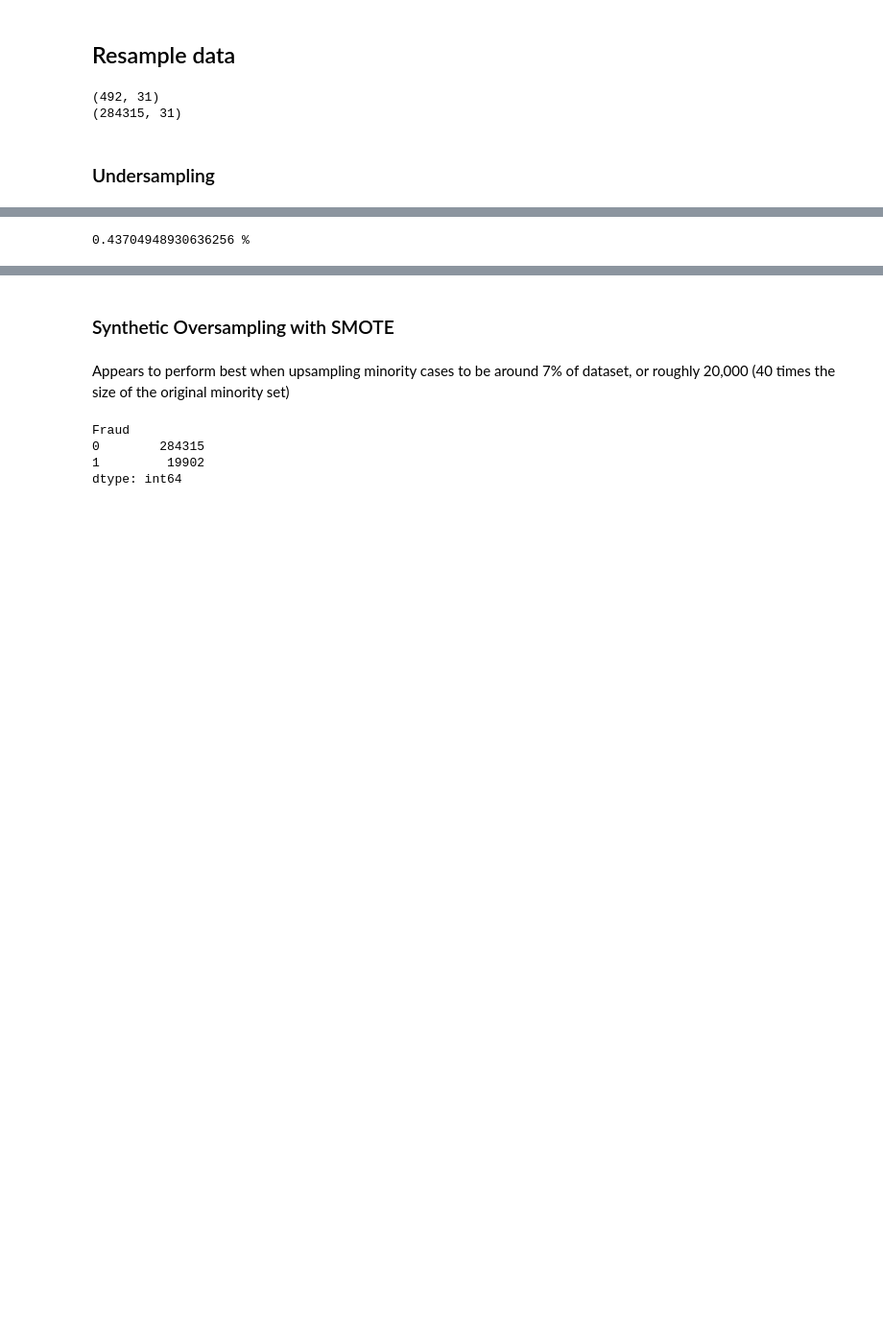
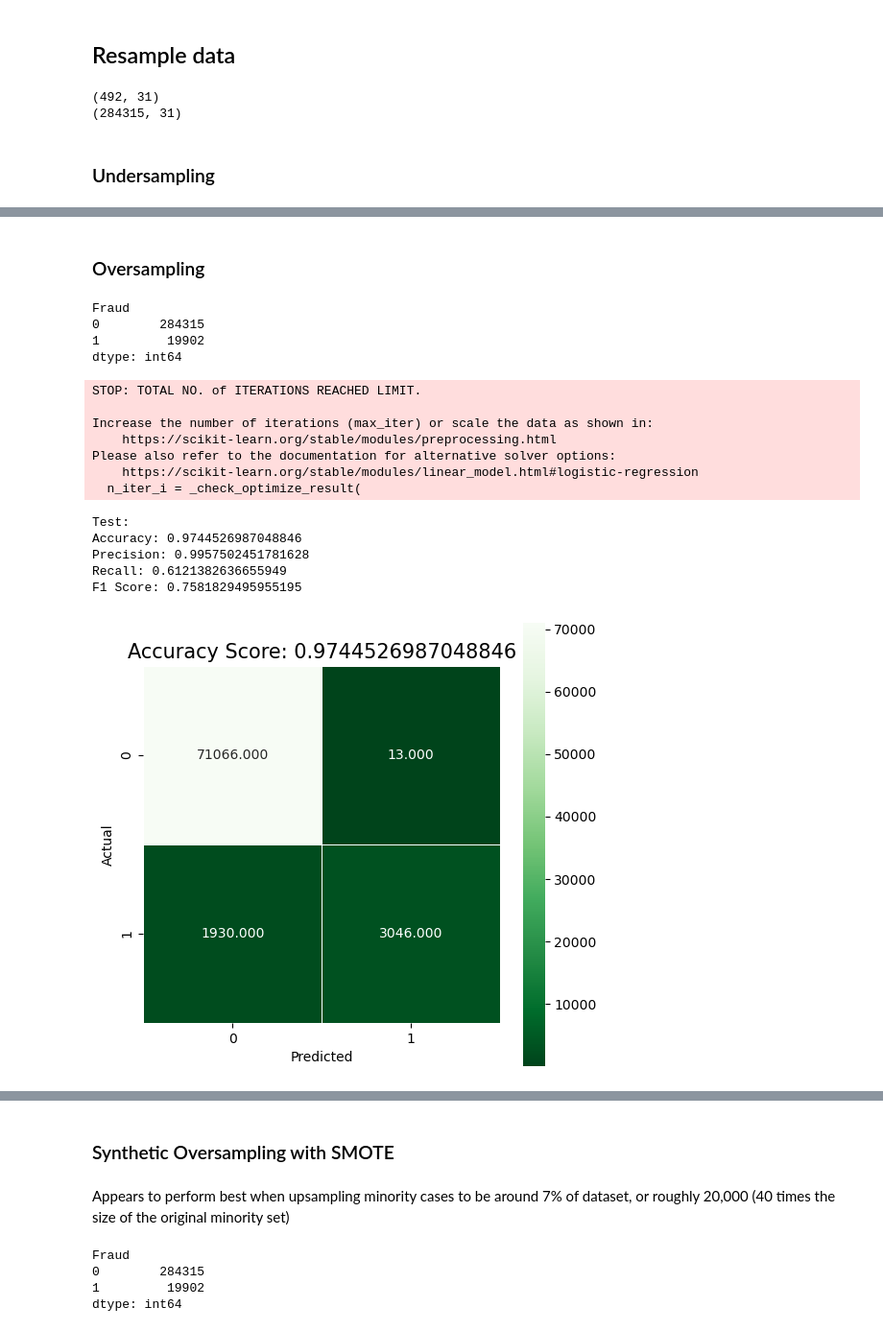
Before and after one commit to ShaneR31/Final-Flatiron-Capstone, a Jupyter notebook: Notebooks/Shane.ipynb, the cells around one changed output, grey strips where cells are left out. Shown: that part at 96% size. Cells and saved outputs as stored; diff of their text form; code cells hidden in the pictures; blank space fills up the shorter version.

Commit message:
updated resampling and gridsearch for logistic regression

```diff
--- a/Notebooks/Shane.ipynb
+++ b/Notebooks/Shane.ipynb
@@ -233,4 +230,30 @@ AUC: 0.9734330872199111
-# %%
-print((0.9734330872199111 - 0.9690625923268474) * 100,'%')
-# %% [output]
-0.43704948930636256 %
+# %% [markdown]
+### Oversampling
+# %%
+over = RandomOverSampler(random_state=40, sampling_strategy=0.07)
+X_over, y_over = over.fit_resample(X_base, y_base)
+# %%
+y_over.value_counts()
+# %% [output]
+Fraud
+0        284315
+1         19902
+dtype: int64
+# %%
+# Logistic regression model trained with basic oversampling
+model_3, X_test_over, y_test_over = train_logistic_regression(X_over, y_over)
+plot_confusion_matrix(model_3, X_test_over, y_test_over)
+# %% [output]
+STOP: TOTAL NO. of ITERATIONS REACHED LIMIT.
+
+Increase the number of iterations (max_iter) or scale the data as shown in:
+    https://scikit-learn.org/stable/modules/preprocessing.html
+Please also refer to the documentation for alternative solver options:
+    https://scikit-learn.org/stable/modules/linear_model.html#logistic-regression
+  n_iter_i = _check_optimize_result(
+Test:
+Accuracy: 0.9744526987048846
+Precision: 0.9957502451781628
+Recall: 0.6121382636655949
+F1 Score: 0.7581829495955195
+[figure, added]
```
Also changed, not shown: parts of 32 cells of this notebook, 1 other file.
